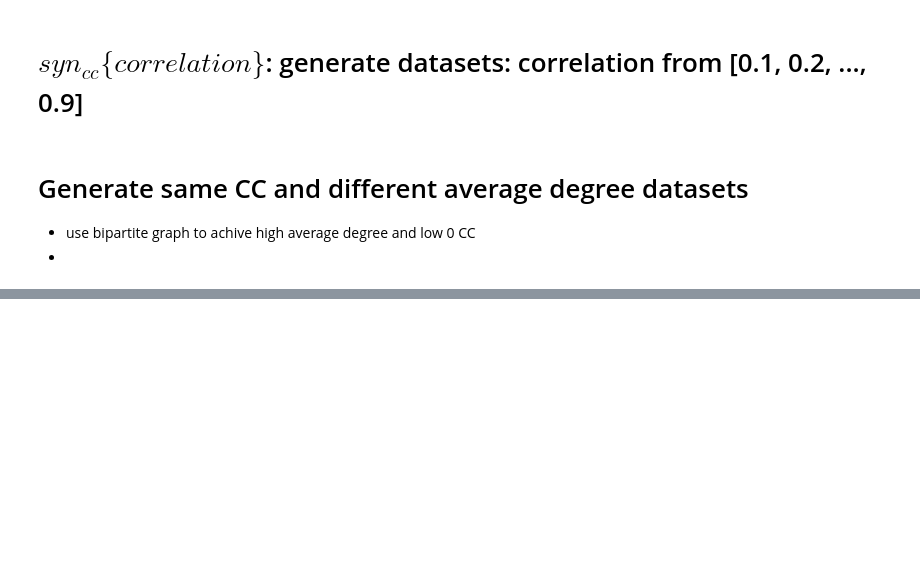
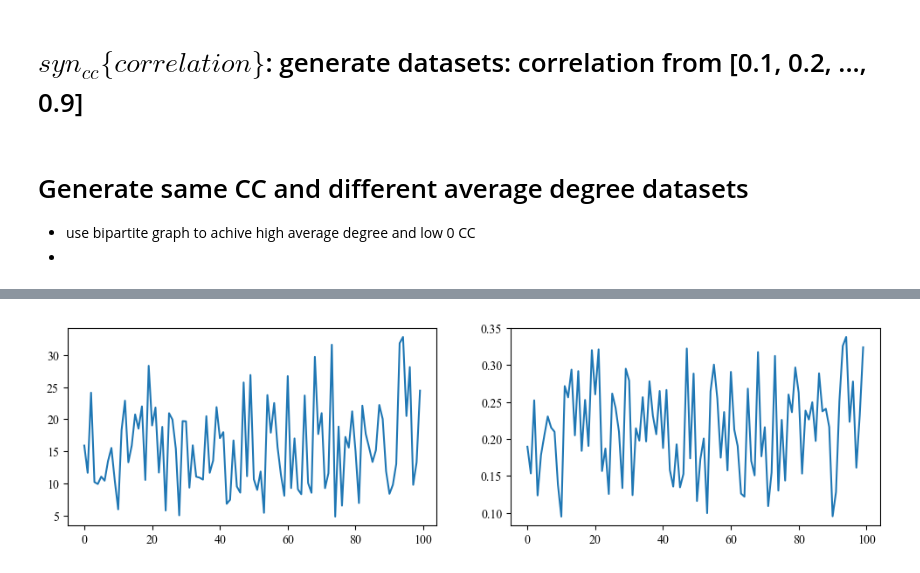
Before and after one commit to ICLab4DL/GNNBenchEffectiveness, a Jupyter notebook: dataset_utils/synthetic_dataset.ipynb, the cells around one changed output, grey strips where cells are left out. Cells and saved outputs as stored; diff of their text form; code cells hidden in the pictures; blank space fills up the shorter version.

```diff
--- a/dataset_utils/synthetic_dataset.ipynb
+++ b/dataset_utils/synthetic_dataset.ipynb
@@ -786,63 +804,68 @@ def plot_two_metrics(m1, m2, need_sort=False):
         plt.show()
 
 
-def ER_graphs_by_Degree(sample_num, class_num, node_num=100, min_Degree=3, max_Degree=20):
+def ER_graphs_by_Degree(sample_num, class_num, node_num=100, min_Degree=4, max_Degree=40):
     """
     return labels and graphs.
     """
-    er_nodes = 100
+    er_nodes = node_num
     ori_degree = np.random.uniform(min_Degree, max_Degree, size=(sample_num,1))
     _, scaler = z_norm(ori_degree)
 
     n_degree = np.random.uniform(0, 1, size=(sample_num, 1))
+
     dd = scaler.inverse_transform(n_degree)
 
-    samples = []
+
     ori_avg_degrees, ori_cc = [], []
     new_avg_degrees, new_cc = [], []
 
-    dd = np.linspace(2, 20, sample_num)
-    dd = [int(i) for i in dd]
+    # p  = np.linspace(0.1, 0.5, sample_num)
+
+    # degree: 4 - 40, so p: degree/N = 0.04 - 0.4
+    p = np.random.uniform(0.1, 0.4, size=(sample_num, ))
+    sort_idx = np.argsort(p)
+    # p = p[sort_idx]
+
+    num_bi = np.linspace(0, 3, sample_num)
+    num_bi_linear = np.linspace(0, 20, sample_num)
+    # + np.random.randint(0, 6, size=(sample_num, ))
+
+
+    # make num_bi exponentially increase:
+    num_bi = np.exp(num_bi)
+
+    bi_G = generate_bipartite_graph(10, 10, 100)
+    tri = nx.complete_graph(3)
+    print(num_bi[-1])
 
     for i in range(sample_num):
-        sq_num = int(dd[i])
-        G = nx.erdos_renyi_graph(er_nodes-2*sq_num, sq_num/(er_nodes-2*sq_num))
+        G = nx.erdos_renyi_graph(er_nodes - 3 * int(num_bi_linear[sample_num - sort_idx[i] -1]), p[i])
 
-        ori_avg_degrees.append(sum(dict(G.degree()).values()) / len(G))
+        new_G = add_triangles(G, int(p[i]*50-5), tri)
+
+        ori_avg_degrees.append(np.mean(np.sum(nx.to_numpy_matrix(G), axis=1)))
         ori_cc.append(nx.average_clustering(G))
 
-        # add bipartite graphs:
-
-        G = generate_bipartite_graph(10, 10, 90)
-
-        new_G = add_square(G, int(sq_num/3))
-
-        new_avg_degrees.append(sum(dict(new_G.degree()).values()) / len(new_G))
+        new_avg_degrees.append(np.mean(np.sum(nx.to_numpy_matrix(new_G), axis=1)))
         new_cc.append(nx.average_clustering(new_G))
 
-        # samples.append(new_G)
+    # labels:
+    corr_pp, _ = pearsonr(ori_avg_degrees, p)
+    corr_pp_new, _ = pearsonr(new_avg_degrees, p)
+    print('corr_pp:', corr_pp)
+    print('corr_pp_new:', corr_pp_new)
+    corr_test, _ = pearsonr(2 * p, p)
+    print('corr_itself:', corr_test)
 
-    # labels:
+
+
+    corr, _ = pearsonr(ori_avg_degrees, ori_cc)
+    corr2, _ = pearsonr(new_avg_degrees, new_cc)
+    print('correlation of avg_degree and cc:', corr, corr2)
+
     plot_two_metrics(ori_avg_degrees, ori_cc, need_sort=False)
     plot_two_metrics(new_avg_degrees, new_cc, need_sort=False)
 
-    # labels:
-
-    # n_y = np.random.uniform(0, 1, size=(sample_num, 1))
-    # Y = get_Y([n_cc, n_y], class_num, rs=[0.9], is_uniform=True)
-    # print(Y.shape)
-    # print('len samples:', len(samples))
-    # pyg_data = convert_to_torch_geometric_data(samples, Y)
-    # dataset = SynDataset(pyg_data, name="CC")
-    # print(dataset)
-
-
-    # plt.figure()
-    # plt.plot([i[0] for i in sorted_xy])
-
-    # plt.figure()
-    # plt.plot([i[1] for i in sorted_xy])
-    # plt.title('CC', fontsize=16)
-
-    # return dataset
-datasets = ER_graphs_by_Degree(100, 10)
+datasets = ER_graphs_by_Degree(100, 10, node_num=100)
+# %% [output]
@@ -848,0 +877 @@ datasets = ER_graphs_by_Degree(100, 10)
+[figure, added]
```
Also changed, not shown: parts of 8 cells of this notebook, 1 other file.
